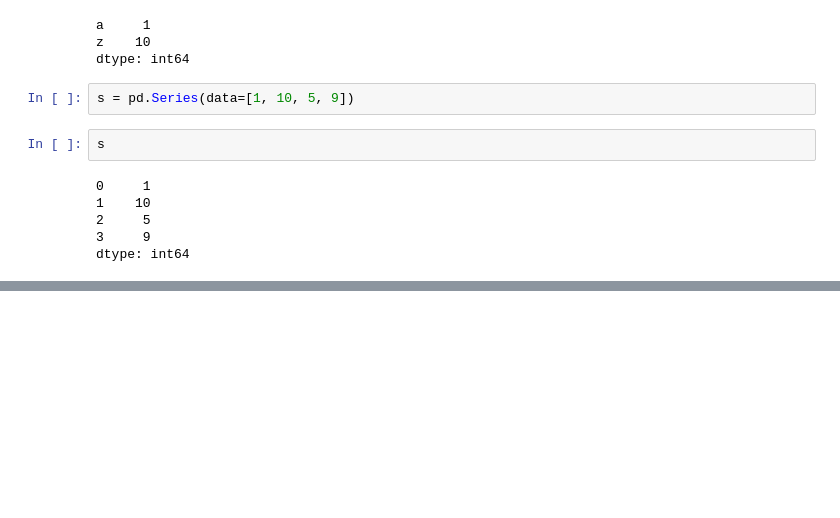
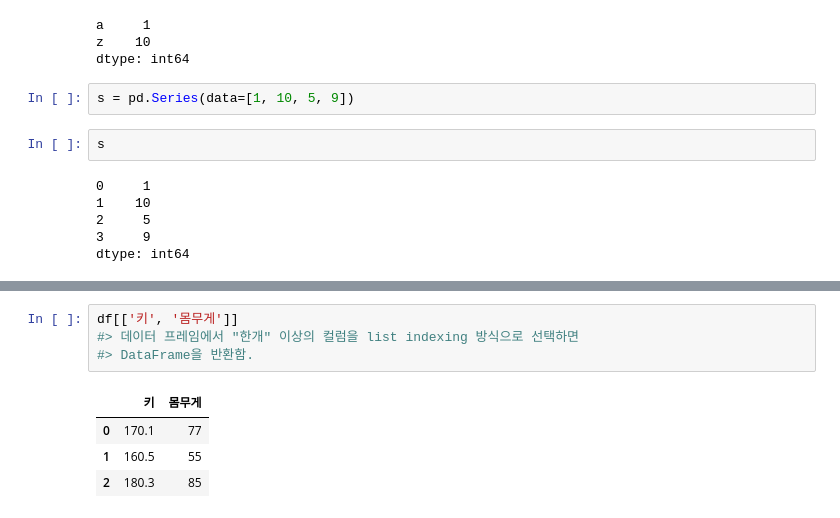
Before and after one commit to JakeOh/202103_itw_pyda_wkd, a Jupyter notebook: da07_pandas.ipynb, the cells around one changed output, grey strips where cells are left out. Cells and saved outputs as stored; diff of their text form; blank space fills up the shorter version.

```diff
--- a/da07_pandas.ipynb
+++ b/da07_pandas.ipynb
@@ -101,0 +171,9 @@ dtype: int64
+# %%
+df[['키', '몸무게']]
+#> 데이터 프레임에서 "한개" 이상의 컬럼을 list indexing 방식으로 선택하면
+#> DataFrame을 반환함.
+# %% [output]
+|  | 키 | 몸무게 |
+| 0 | 170.1 | 77 |
+| 1 | 160.5 | 55 |
+| 2 | 180.3 | 85 |
```
Also changed, not shown: parts of 26 cells of this notebook.
